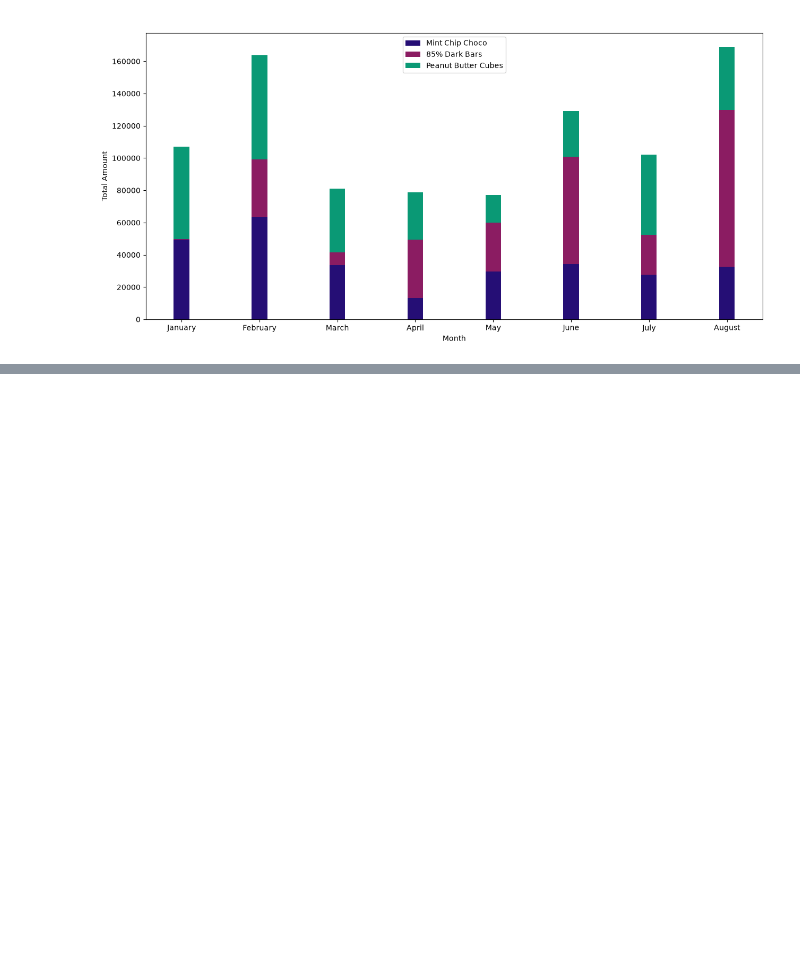
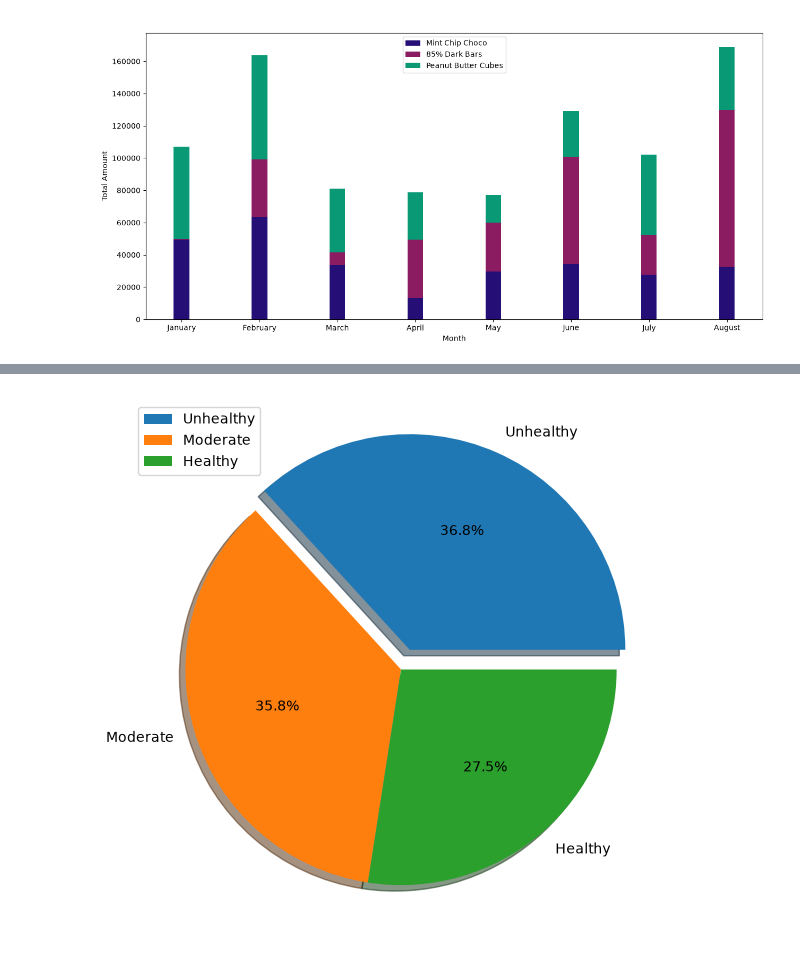
Before and after one commit to shadazam08/GenAi, a Jupyter notebook: Matplotlib/matplotlib.ipynb, the cells around one changed output, grey strips where cells are left out. Cells and saved outputs as stored; diff of their text form; code cells hidden in the pictures; blank space fills up the shorter version.

```diff
--- a/Matplotlib/matplotlib.ipynb
+++ b/Matplotlib/matplotlib.ipynb
@@ -724,0 +766,7 @@ plt.show()
+# %%
+plt.figure(figsize=(15,7))
+plt.pie(data, labels=data.index, autopct='%0.1f%%',explode=[0.1,0,0],shadow=True)
+plt.legend()
+plt.show()
+# %% [output]
+[figure, added]
```
Also changed, not shown: parts of 16 cells of this notebook, 2 other files.
